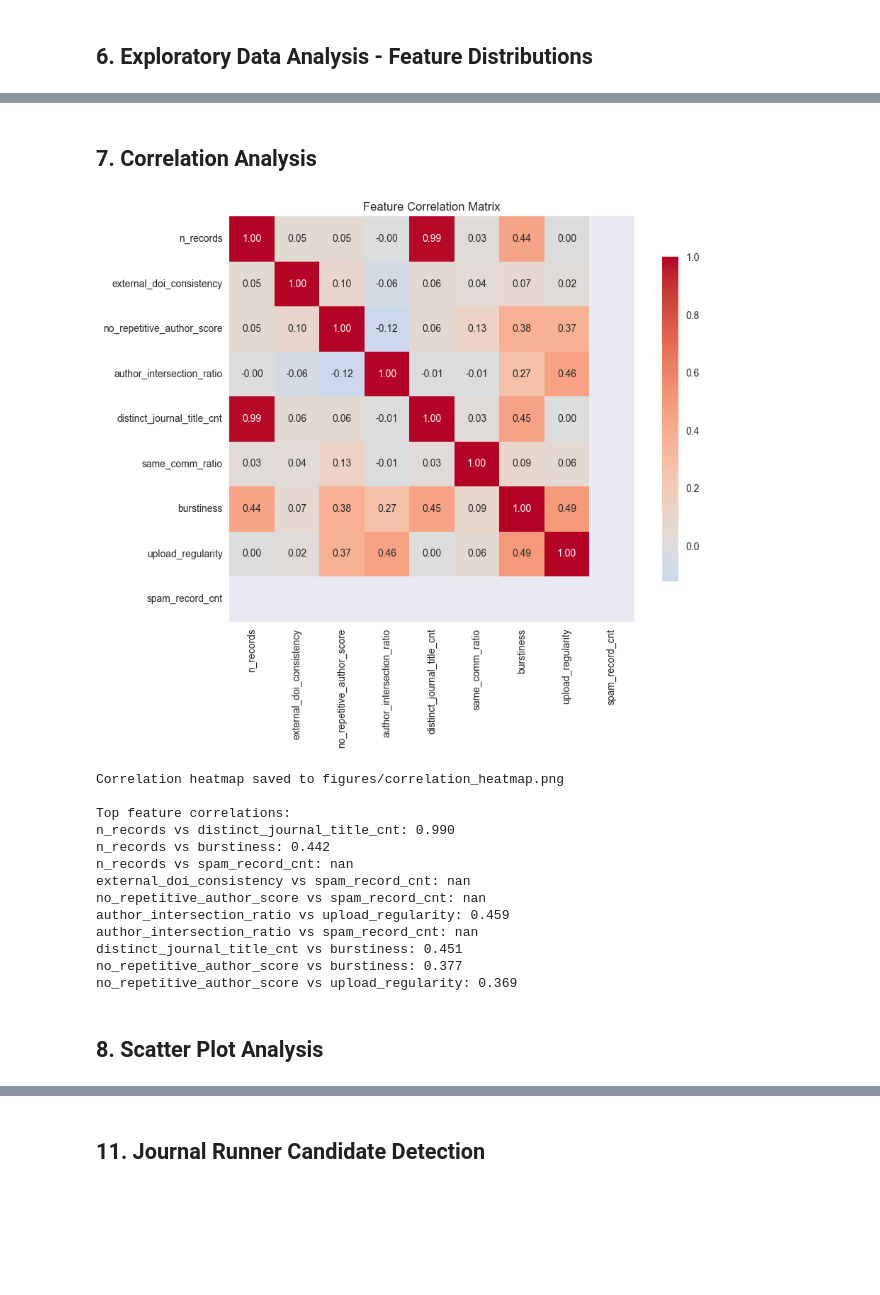
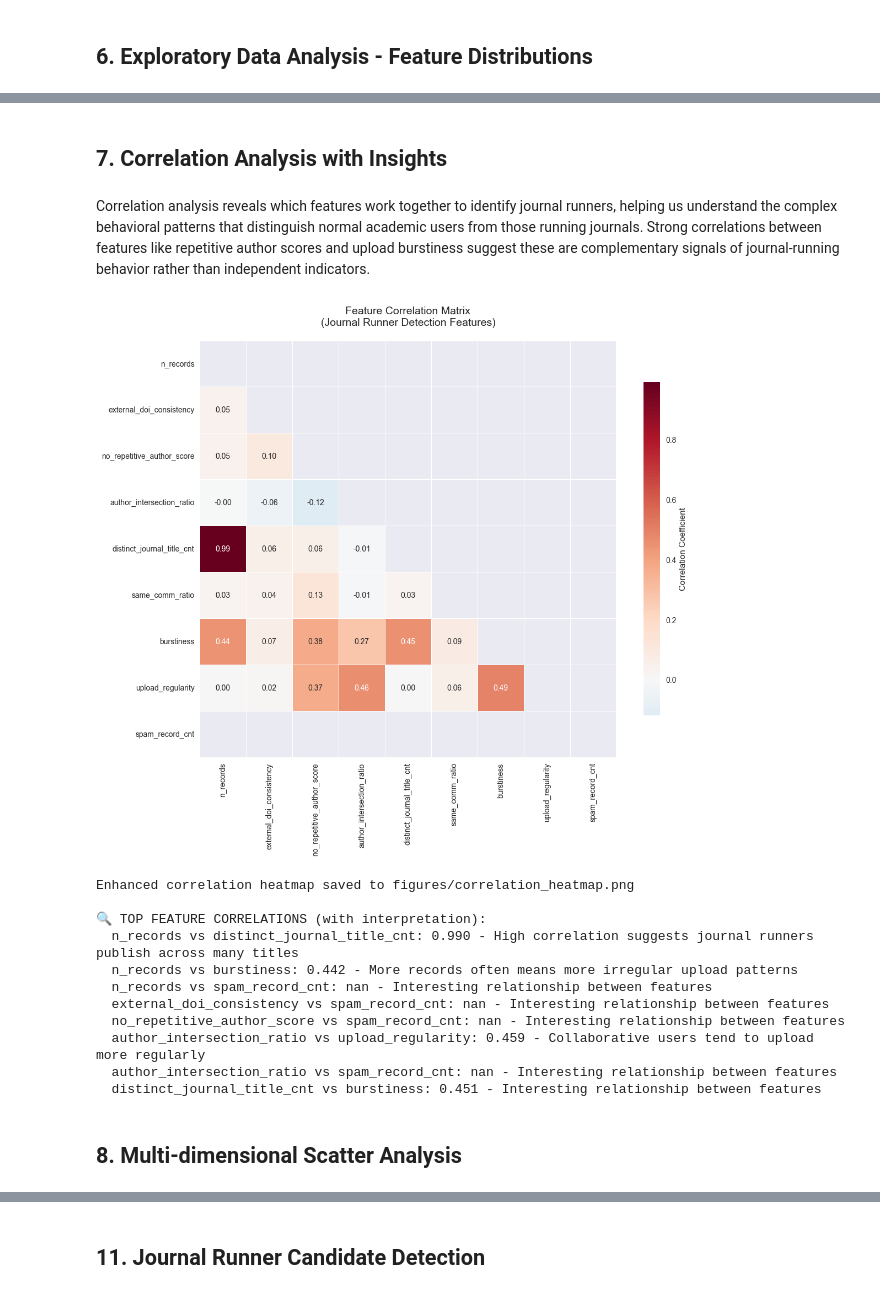
Before and after one commit to zenodo/journal-detect, a Jupyter notebook: eda_zenodo_journal_runners.ipynb, the cells around one changed output, grey strips where cells are left out. Saved outputs shown, nothing was run; the diff lists cells and outputs as text; code cells hidden in the pictures; blank space fills up the shorter version.

Commit message:
improved charts and visualizations

```diff
--- a/eda_zenodo_journal_runners.ipynb
+++ b/eda_zenodo_journal_runners.ipynb
@@ -455,51 +496,69 @@ Feature distributions saved to figures/feature_distributions.png
 # %% [markdown]
-## 7. Correlation Analysis
+## 7. Correlation Analysis with Insights
+# %% [markdown]
+Correlation analysis reveals which features work together to identify journal runners, helping us understand the complex behavioral patterns that distinguish normal academic users from those running journals. Strong correlations between features like repetitive author scores and upload burstiness suggest these are complementary signals of journal-running behavior rather than independent indicators.
 # %%
-# Select numeric features for correlation
 numeric_features = ['n_records', 'external_doi_consistency', 'no_repetitive_author_score',
                    'author_intersection_ratio', 'distinct_journal_title_cnt',
                    'same_comm_ratio', 'burstiness', 'upload_regularity', 'spam_record_cnt']
 
 # Create correlation matrix
 correlation_matrix = users_df[numeric_features].corr()
 
-# Plot correlation heatmap
-plt.figure(figsize=(10, 8))
-sns.heatmap(correlation_matrix, annot=True, cmap='coolwarm', center=0,
-            square=True, fmt='.2f', cbar_kws={'shrink': 0.8})
-plt.title('Feature Correlation Matrix')
+# Create a more informative correlation heatmap
+plt.figure(figsize=(12, 10))
+
+# Create mask for upper triangle to show only lower triangle
+mask = np.triu(np.ones_like(correlation_matrix, dtype=bool))
+
+# Plot heatmap with better styling
+sns.heatmap(correlation_matrix, mask=mask, annot=True, cmap='RdBu_r', center=0,
+            square=True, fmt='.2f', cbar_kws={'shrink': 0.8, 'label': 'Correlation Coefficient'},
+            linewidths=0.5, linecolor='white')
+
+plt.title('Feature Correlation Matrix\n(Journal Runner Detection Features)', pad=20, fontsize=14)
 plt.tight_layout()
 plt.savefig('figures/correlation_heatmap.png', dpi=300, bbox_inches='tight')
 plt.show()
 
-print("Correlation heatmap saved to figures/correlation_heatmap.png")
+print("Enhanced correlation heatmap saved to figures/correlation_heatmap.png")
 
-# Show top correlations
-print("\nTop feature correlations:")
+# Show top correlations with interpretation
+print("\n🔍 TOP FEATURE CORRELATIONS (with interpretation):")
 correlations = []
 for i in range(len(numeric_features)):
     for j in range(i+1, len(numeric_features)):
         feat1, feat2 = numeric_features[i], numeric_features[j]
         corr = correlation_matrix.loc[feat1, feat2]
         correlations.append((feat1, feat2, corr))
 
 correlations.sort(key=lambda x: abs(x[2]), reverse=True)
-for feat1, feat2, corr in correlations[:10]:
-    print(f"{feat1} vs {feat2}: {corr:.3f}")
+
+# Define correlation interpretations
+interpretations = {
+    'n_records vs distinct_journal_title_cnt': 'High correlation suggests journal runners publish across many titles',
+    'n_records vs burstiness': 'More records often means more irregular upload patterns',
+    'author_intersection_ratio vs upload_regularity': 'Collaborative users tend to upload more regularly',
+    'no_repetitive_author_score vs burstiness': 'Journal runners show both repetitive authors and bursty uploads',
+    'no_repetitive_author_score vs upload_regularity': 'Repetitive authors often upload irregularly'
+}
+
+for feat1, feat2, corr in correlations[:8]:
+    key = f"{feat1} vs {feat2}"
+    interpretation = interpretations.get(key, "Interesting relationship between features")
+    print(f"  {key}: {corr:.3f} - {interpretation}")
 # %% [output]
-[figure, old version]
+[figure, new version]
-Correlation heatmap saved to figures/correlation_heatmap.png
+Enhanced correlation heatmap saved to figures/correlation_heatmap.png
 
-Top feature correlations:
-n_records vs distinct_journal_title_cnt: 0.990
-n_records vs burstiness: 0.442
-n_records vs spam_record_cnt: nan
-external_doi_consistency vs spam_record_cnt: nan
-no_repetitive_author_score vs spam_record_cnt: nan
-author_intersection_ratio vs upload_regularity: 0.459
-author_intersection_ratio vs spam_record_cnt: nan
-distinct_journal_title_cnt vs burstiness: 0.451
-no_repetitive_author_score vs burstiness: 0.377
-no_repetitive_author_score vs upload_regularity: 0.369
+🔍 TOP FEATURE CORRELATIONS (with interpretation):
+  n_records vs distinct_journal_title_cnt: 0.990 - High correlation suggests journal runners publish across many titles
+  n_records vs burstiness: 0.442 - More records often means more irregular upload patterns
+  n_records vs spam_record_cnt: nan - Interesting relationship between features
+  external_doi_consistency vs spam_record_cnt: nan - Interesting relationship between features
+  no_repetitive_author_score vs spam_record_cnt: nan - Interesting relationship between features
+  author_intersection_ratio vs upload_regularity: 0.459 - Collaborative users tend to upload more regularly
+  author_intersection_ratio vs spam_record_cnt: nan - Interesting relationship between features
+  distinct_journal_title_cnt vs burstiness: 0.451 - Interesting relationship between features
 # %% [markdown]
-## 8. Scatter Plot Analysis
+## 8. Multi-dimensional Scatter Analysis
```
Also changed, not shown: parts of 33 cells of this notebook, 5 other files.
